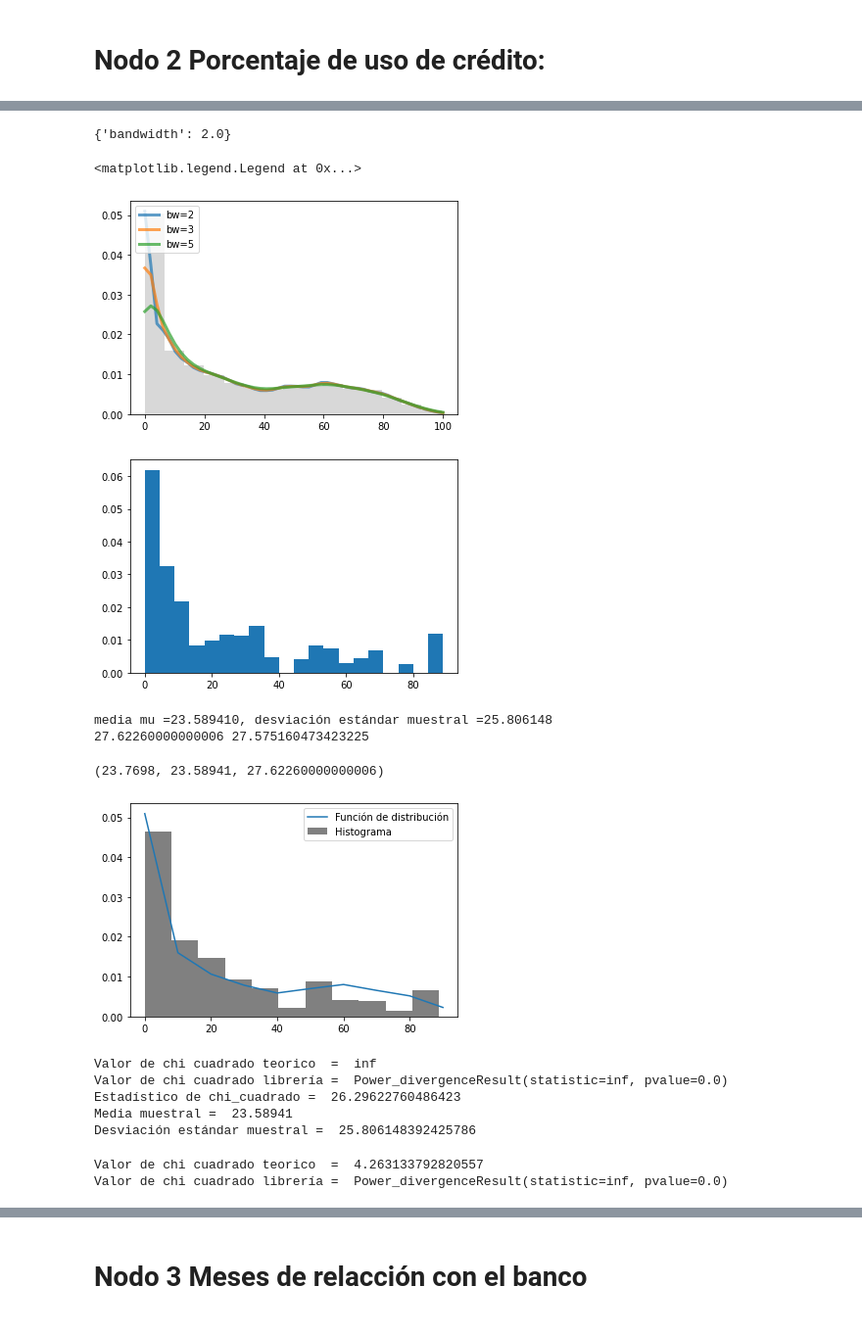
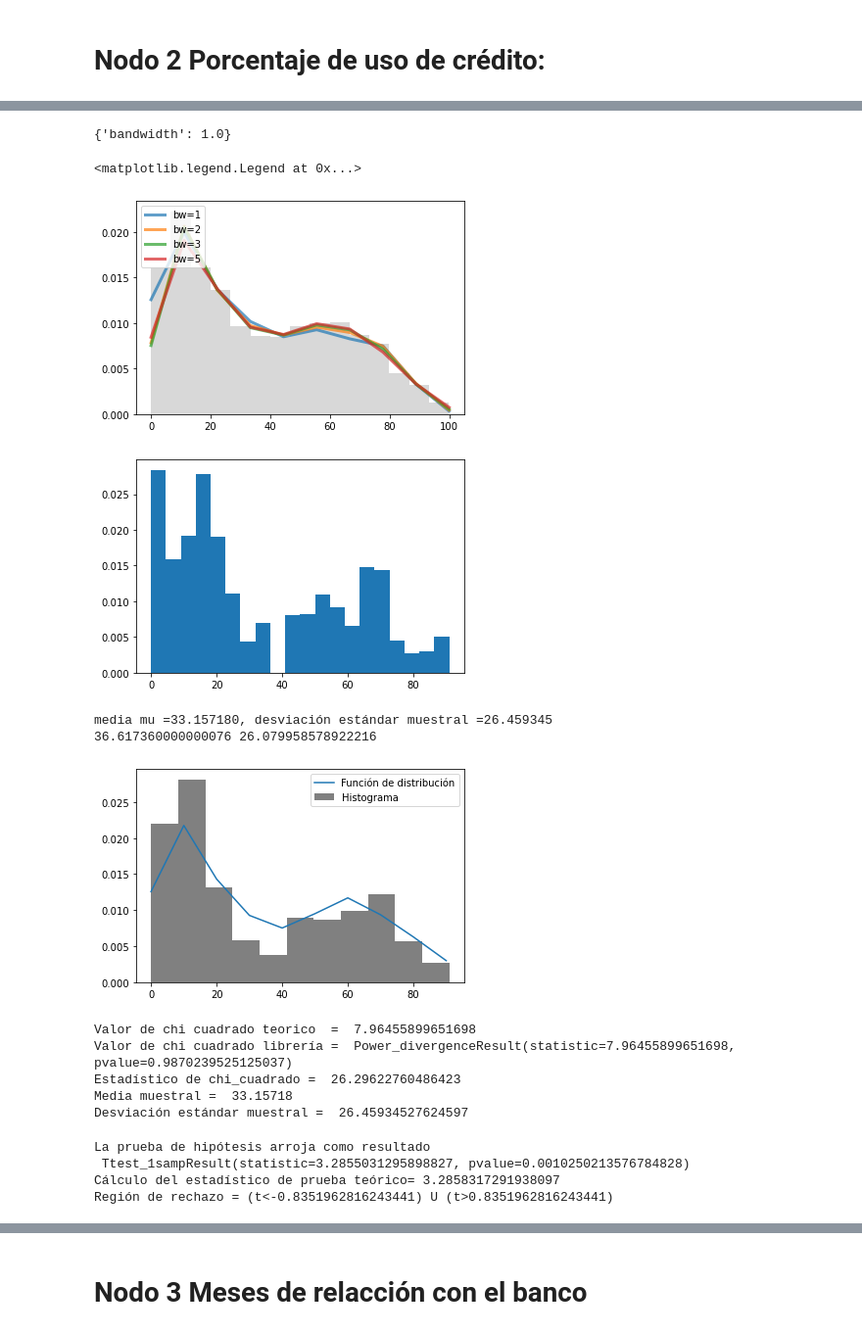
Before and after one commit to IvanArellanoRuelas/ProyectoModulo1_ArellanoI_LafargaI, a Jupyter notebook: ProyectoModulo2_Arellano_Lafarga.ipynb, the cells around one changed output, grey strips where cells are left out. Shown: that part at 98% size. Drawn from its saved outputs; the diff is of its cells as text; code cells hidden in the pictures.

```diff
--- a/ProyectoModulo2_Arellano_Lafarga.ipynb
+++ b/ProyectoModulo2_Arellano_Lafarga.ipynb
@@ -373,7 +455,7 @@ Media calculada 6587.269690000001
 # %% [markdown]
 # Nodo 2 Porcentaje de uso de crédito:
 # %%
-N_2 = db_s['Avg_Utilization_Ratio']
+N_2 = db_s['Avg_Utilization_Ratio']*100
 plt.boxplot(N_2, vert=False)
 plt.xlabel('Limite de crédito')
 plt.show();
@@ -422,63 +504,57 @@ q_q(N_2, 'bradford')
-# %%
-N_2 = N_2*100
 # %%
 grid = GridSearchCV(KernelDensity(),
-                    {'bandwidth': np.linspace(2, 100, 30)},
+                    {'bandwidth': np.linspace(1, 100, 30)},
                     cv=20) # 20-fold cross-validation
 grid.fit(N_2[:, None])
 print(grid.best_params_)
 # %% [output]
-{'bandwidth': 2.0}
+{'bandwidth': 1.0}
 # %%
 fig, ax = plt.subplots()
-for bandwidth in [2,3,5]:
-    ax.plot(np.linspace(0,100,50), kde_sklearn(N_2, np.linspace(0,100,50), bandwidth=bandwidth),
+for bandwidth in [1,2,3,5]:
+    ax.plot(np.linspace(0,100,10), kde_sklearn(N_2, np.linspace(0,100,10), bandwidth=bandwidth),
             label='bw={0}'.format(bandwidth), linewidth=3, alpha=0.7)
 ax.hist(N_2, 15, fc='gray', histtype='stepfilled', alpha=0.3, density=True)
 ax.legend(loc='upper left')
 # %% [output]
 <matplotlib.legend.Legend at 0x...>
-[figure, old version]
+[figure, new version]
 # %%
 # Reducción de varianza y Montecarlo
 N=10000
 
-f_1=kde_sklearn_mod(N_2,2)
-proba = f_1(np.arange(0,100,.4))
+f_1=kde_sklearn_mod(N_2,1)
+proba = f_1(np.arange(0,100,.5))
 f_acum = proba.cumsum()
 
 # Reducción con método estratificado
 u = muestreo_est(N)
 funcion2 = lambda u: (generador_var(f_acum, N_2, N))
 o=funcion2(u).values
 
 # Reducción por complementarios
 
 complements=complementarios_1(N)
 funcion2_1 = lambda u: (generador_var(f_acum, N_2, N))
 o_2=funcion2(u).values
 
 J = 20  # Cantidad de particiones del histograma
 
 y, x, _ = plt.hist(o, J, density=True)
 plt.show()
 
 # Se obvia el último valor de x para obtener exactamente J muestras de x
 x = x[:-1]
 
 # Media y desviación estándar muestral
 mu = np.mean(o)
 sigma = np.std(o)
 print('media mu =%f, desviación estándar muestral =%f'%(mu,sigma))
 print(N_2.mean(), N_2.std())
 # %% [output]
-[figure, old version]
+[figure, new version]
-media mu =23.589410, desviación estándar muestral =25.806148
-27.62260000000006 27.575160473423225
+media mu =33.157180, desviación estándar muestral =26.459345
+36.617360000000076 26.079958578922216
-# %%
-o_2.mean(),o.mean(), N_2.mean()
-# %% [output]
-(23.7698, 23.58941, 27.62260000000006)
 # %%
 # Comparamos el histograma de "o" (10000 simulaciones del ataque especial, en función de su distribución de probabilidad)
 plt.hist(o, bins=11, density = True, color = 'gray',label='Histograma')
@@ -486,18 +562,19 @@ plt.plot(np.arange(0,100,10),f_1(np.arange(0,100,10)),label='Función de distrib
 plt.legend()
 plt.show()
 # %% [output]
-[figure, old version]
+[figure, new version]
 # %%
 # Prueba chi cuadrada
 dist = "bradford"
 pi = getattr(st, dist).pdf(x, *getattr(st, dist).fit(o))
 
 # Cálculo de la esperanza usando la expresión teórica
+x[0]=1 # Debido a que tenemos cero en el primer valor nos daría inf
 Ei = x*pi
 
 # Cálculo teórico de la chi cuadrada
-x2 = list(map(lambda Ei, obs_i:(obs_i - Ei)**2 / Ei, Ei, y))
-x2[2:].sum()
+x2 = sum(list(map(lambda Ei, obs_i:(obs_i - Ei)**2 / Ei, Ei, y)))
+
 print('Valor de chi cuadrado teorico  = ', x2)
 
 # Cálculo usando la librería estadística de la chi cuadrada
@@ -512,18 +589,34 @@ Chi_est = st.chi2.ppf(q=0.95, df=m)
 print('Estadístico de chi_cuadrado = ', Chi_est)
 print('Media muestral = ', mu, '\nDesviación estándar muestral = ', sigma)
 # %% [output]
-Valor de chi cuadrado teorico  =  inf
-Valor de chi cuadrado librería =  Power_divergenceResult(statistic=inf, pvalue=0.0)
+Valor de chi cuadrado teorico  =  7.96455899651698
+Valor de chi cuadrado librería =  Power_divergenceResult(statistic=7.96455899651698, pvalue=0.9870239525125037)
 Estadístico de chi_cuadrado =  26.29622760486423
-Media muestral =  23.58941
-Desviación estándar muestral =  25.806148392425786
+Media muestral =  33.15718
+Desviación estándar muestral =  26.45934527624597
-# %%
-x2 = list(map(lambda Ei, obs_i:(obs_i - Ei)**2 / Ei, Ei, y))
-x2 = sum(x2[1:])
-print('Valor de chi cuadrado teorico  = ', x2)
-X2 = st.chisquare(y, Ei)
-
-print('Valor de chi cuadrado librería = ', X2)
-# %% [output]
-Valor de chi cuadrado teorico  =  4.263133792820557
-Valor de chi cuadrado librería =  Power_divergenceResult(statistic=inf, pvalue=0.0)
+# %%
+# Media simulando en 35.405580 prueba de hipótesis
+
+media = N_2.mean()
+sd = N_2.std()
+N = len(N_2)
+
+# Nivel de confianza
+confianza = 0.95
+N_2 = db_s['Avg_Utilization_Ratio']*100
+X = N_2
+
+# Hipótesis nula
+media2 = 35.405580
+ho = st.ttest_1samp(X, media2)# Realizamos la prueba de hipótesis para H0= mu=media2
+print('La prueba de hipótesis arroja como resultado\n',ho)
+t = (np.mean(X) - media2)/(np.std(X) / np.sqrt(N))# Calculamos el estadístico normalizado
+print('Cálculo del estadístico de prueba teórico=', t)
+confianza_ph = 0.05# Cálculo de la región de rechazo
+cuantil = st.t(N-1).cdf(1-confianza_ph/2)
+print(f'Región de rechazo = (t<{-cuantil}) U (t>{cuantil})')
+# %% [output]
+La prueba de hipótesis arroja como resultado
+ Ttest_1sampResult(statistic=3.2855031295898827, pvalue=0.0010250213576784828)
+Cálculo del estadístico de prueba teórico= 3.2858317291938097
+Región de rechazo = (t<-0.8351962816243441) U (t>0.8351962816243441)
```
Also changed, not shown: parts of 42 cells of this notebook, 2 other files.
